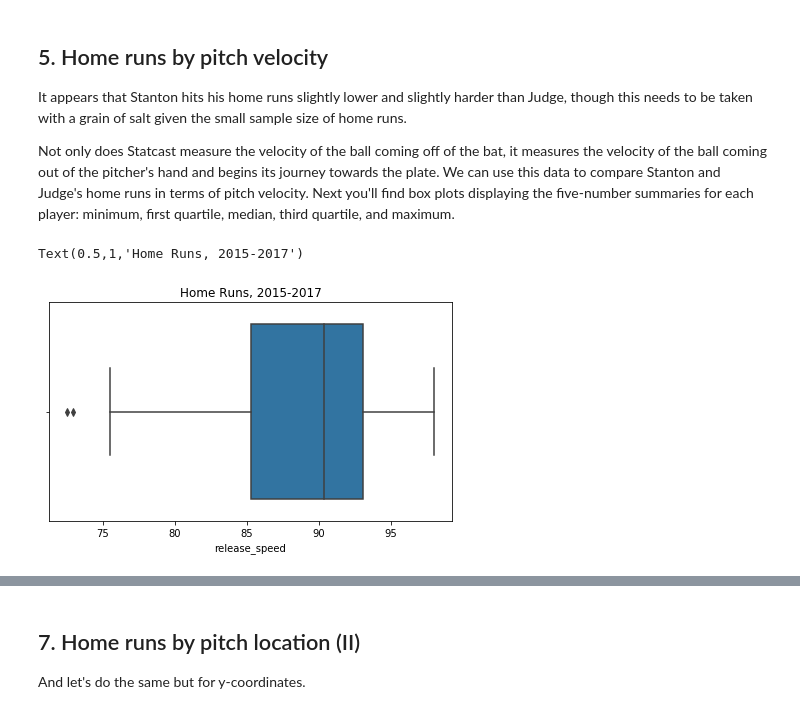
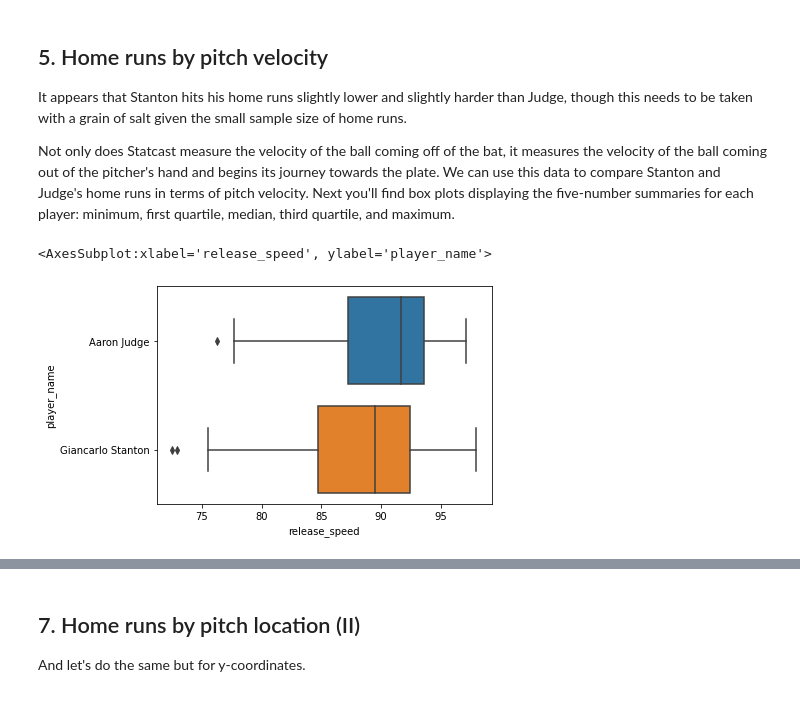
Before and after one commit to farooq8fox/DataCamp_projects, a Jupyter notebook: A New Era of Data Analysis in Baseball/notebook.ipynb, the cells around one changed output, grey strips where cells are left out. Saved outputs shown, nothing was run; the diff lists cells and outputs as text; code cells hidden in the pictures.

```diff
--- a/A New Era of Data Analysis in Baseball/notebook.ipynb
+++ b/A New Era of Data Analysis in Baseball/notebook.ipynb
@@ -106,12 +106,14 @@ Text(0.5,1,'Giancarlo Stanton\nHome Runs, 2015-2017')
 # %%
 # Combine the Judge and Stanton home run DataFrames for easy boxplot plotting
 judge_stanton_hr = pd.concat([judge_hr, stanton_hr])
 
 # Create a boxplot that describes the pitch velocity of each player's home runs
-sns.boxplot(judge_stanton_hr['release_speed']).set_title('Home Runs, 2015-2017')
+sns.boxplot(x ='release_speed', y = 'player_name', data=judge_stanton_hr)
+
+# Giancarlo Stanton , Aaron Judge
 # %% [output]
-Text(0.5,1,'Home Runs, 2015-2017')
+<AxesSubplot:xlabel='release_speed', ylabel='player_name'>
-[figure, old version]
+[figure, new version]
 # %% [markdown]
 ## 6. Home runs by pitch location (I)
 <p>So Judge appears to hit his home runs off of faster pitches than Stanton. We might call Judge a fastball hitter. Stanton appears agnostic to pitch speed and likely pitch movement since slower pitches (e.g. curveballs, sliders, and changeups) tend to have more break. Statcast <em>does</em> track pitch movement and type but let's move on to something else: <strong>pitch location</strong>. Statcast tracks the zone the pitch is in when it crosses the plate. The zone numbering looks like this (from the catcher's point of view):</p>
```
Also changed, not shown: parts of 5 cells of this notebook.
